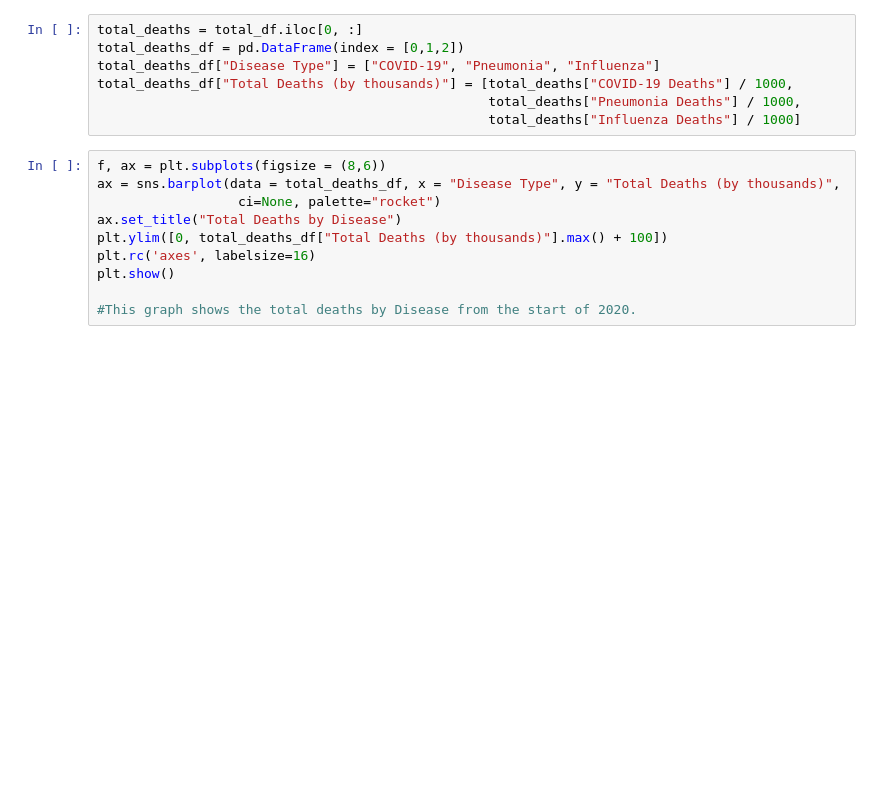
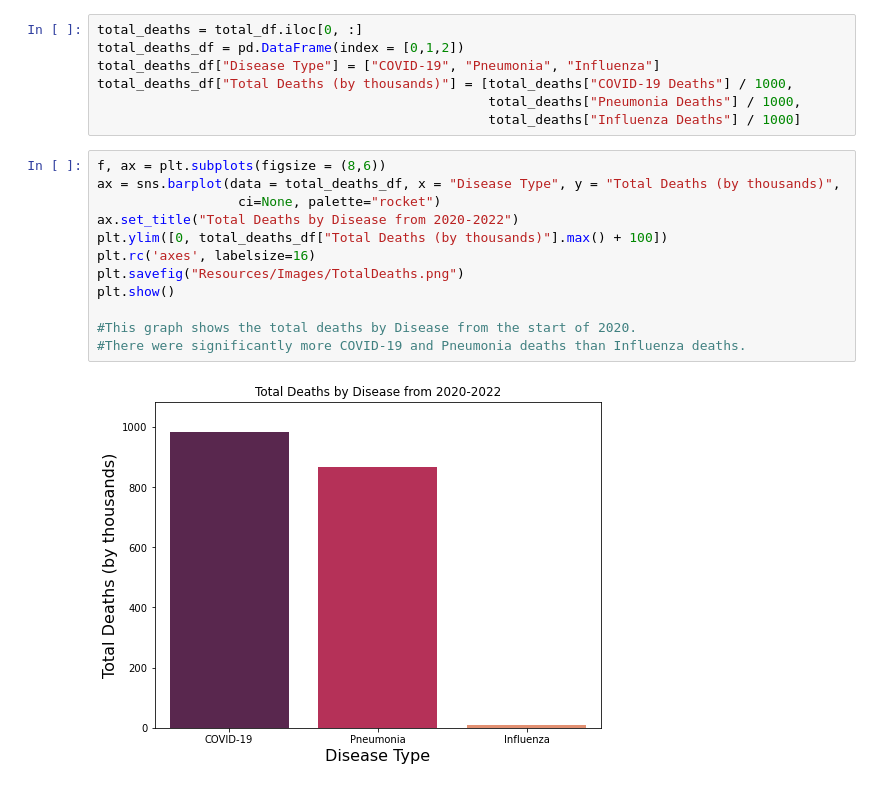
Before and after one commit to valputla/InfectionDataAnalysis, a Jupyter notebook: Vishaal.ipynb, the cells around one changed output. Saved outputs shown, nothing was run; the diff lists cells and outputs as text; blank space fills up the shorter version.

```diff
--- a/Vishaal.ipynb
+++ b/Vishaal.ipynb
@@ -119,10 +155,14 @@ total_deaths_df["Total Deaths (by thousands)"] = [total_deaths["COVID-19 Deaths"
 # %%
 f, ax = plt.subplots(figsize = (8,6))
 ax = sns.barplot(data = total_deaths_df, x = "Disease Type", y = "Total Deaths (by thousands)",
                   ci=None, palette="rocket")
-ax.set_title("Total Deaths by Disease")
+ax.set_title("Total Deaths by Disease from 2020-2022")
 plt.ylim([0, total_deaths_df["Total Deaths (by thousands)"].max() + 100])
 plt.rc('axes', labelsize=16)
+plt.savefig("Resources/Images/TotalDeaths.png")
 plt.show()
 
 #This graph shows the total deaths by Disease from the start of 2020.
+#There were significantly more COVID-19 and Pneumonia deaths than Influenza deaths.
+# %% [output]
+[figure, added]
```
Also changed, not shown: parts of 14 cells of this notebook, 4 other files.
